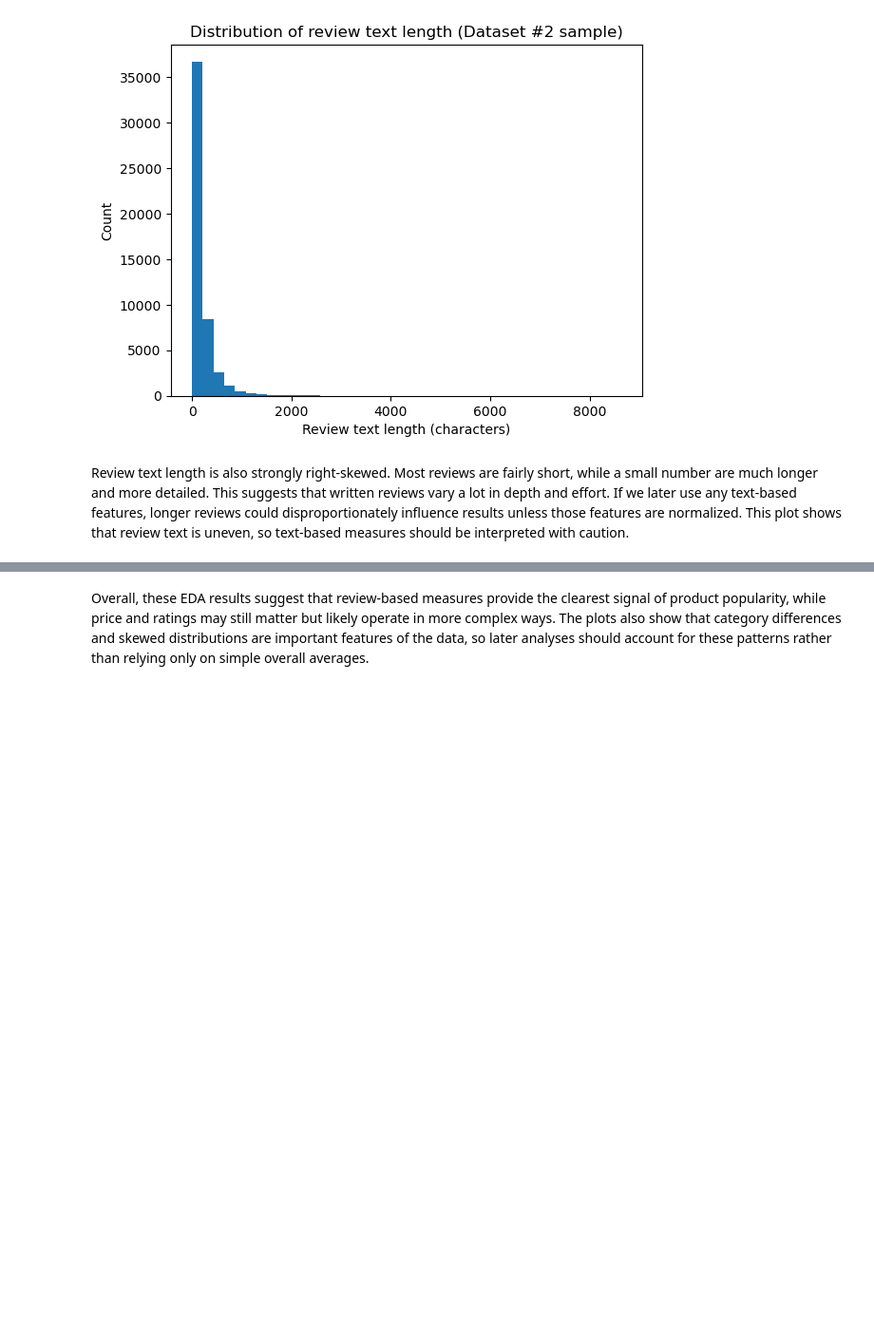
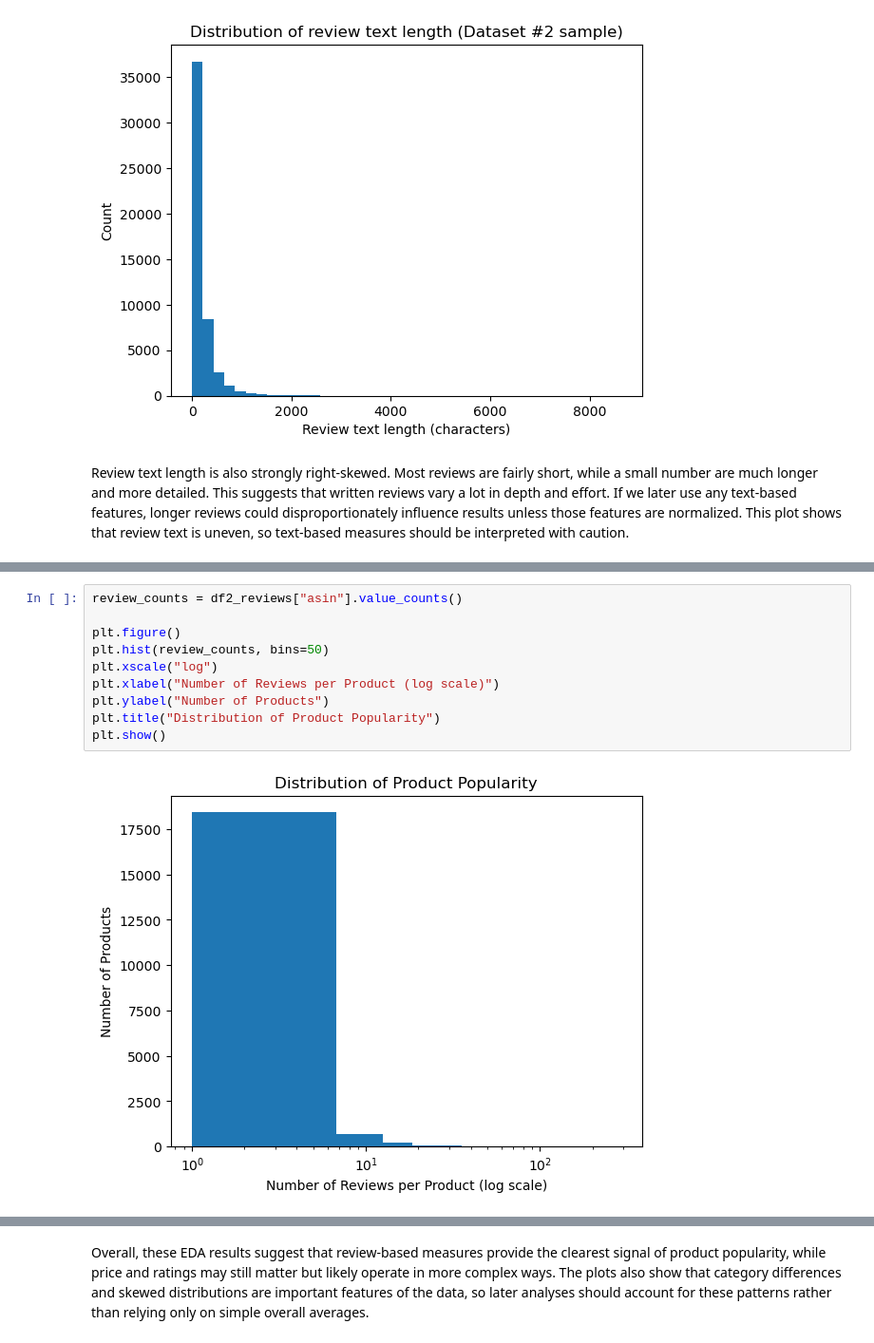
Before and after one commit to COGS108/Group129_WI26, a Jupyter notebook: 03-FinalProject.ipynb, the cells around one changed output, grey strips where cells are left out. Shown at 95% size. Cells and saved outputs as stored; diff of their text form; blank space fills up the shorter version.

```diff
--- a/03-FinalProject.ipynb
+++ b/03-FinalProject.ipynb
@@ -904,0 +1000,12 @@ Review text length is also strongly right-skewed. Most reviews are fairly short,
+# %%
+review_counts = df2_reviews["asin"].value_counts()
+
+plt.figure()
+plt.hist(review_counts, bins=50)
+plt.xscale("log")
+plt.xlabel("Number of Reviews per Product (log scale)")
+plt.ylabel("Number of Products")
+plt.title("Distribution of Product Popularity")
+plt.show()
+# %% [output]
+[figure, added]
```
Also changed, not shown: parts of 18 cells of this notebook.
